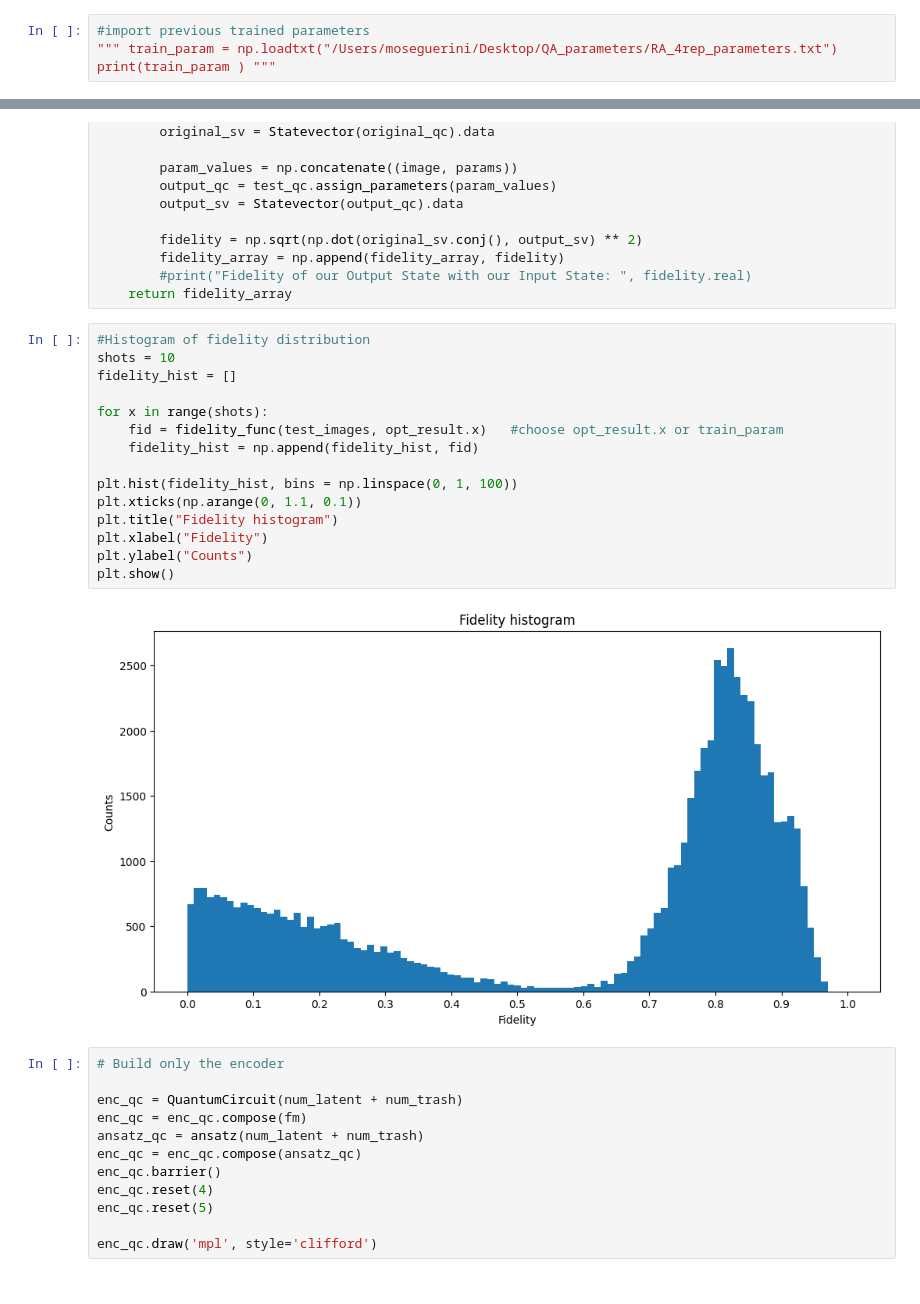
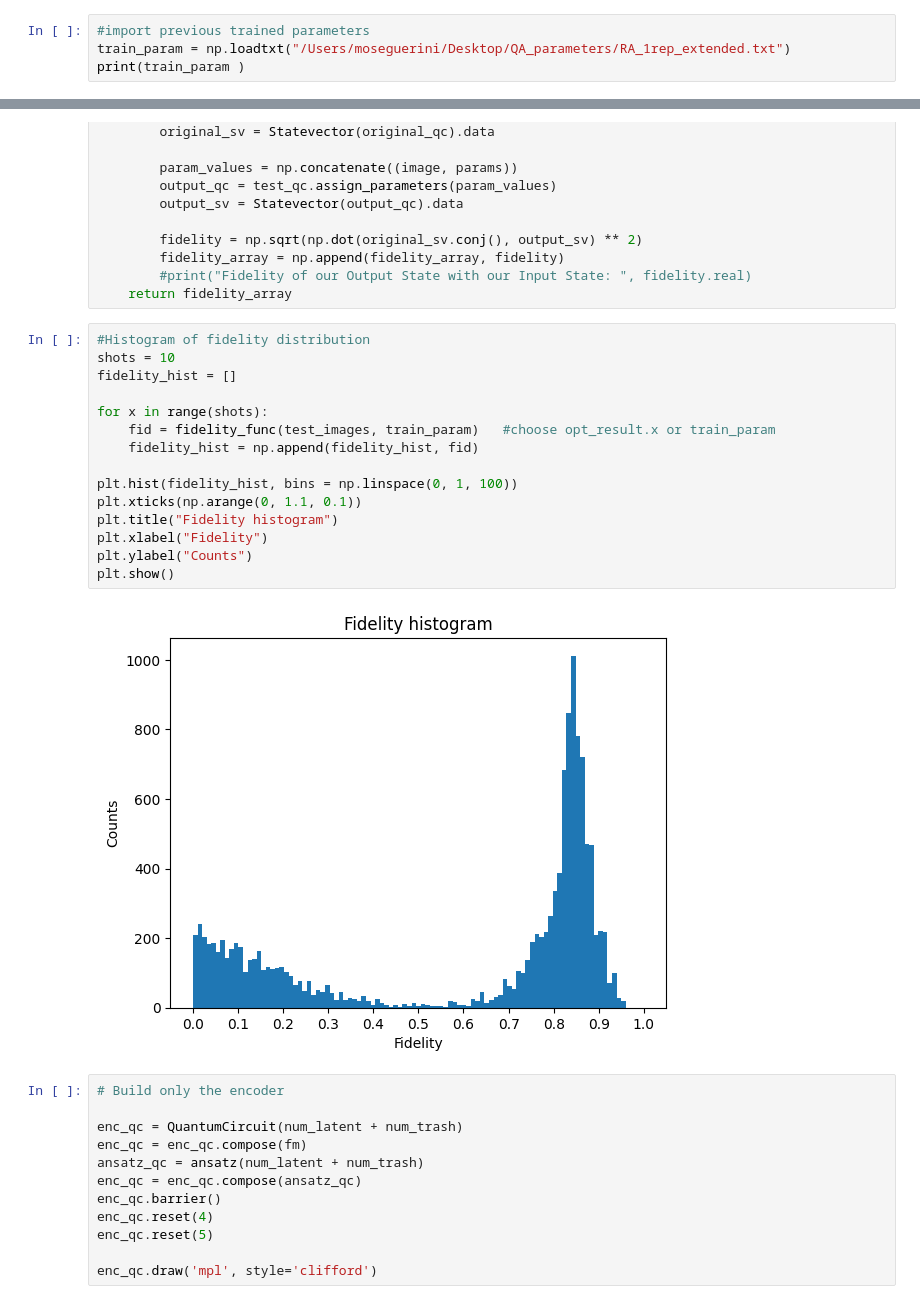
Before and after one commit to MoseGuerini/Quantum-Autoencoder, a Jupyter notebook: Quantum_Autoencoder.ipynb, the cells around one changed output, grey strips where cells are left out. Saved outputs shown, nothing was run; the diff lists cells and outputs as text.

Commit message:
Add fidelity histogram

```diff
--- a/Quantum_Autoencoder.ipynb
+++ b/Quantum_Autoencoder.ipynb
@@ -207,6 +207,6 @@ test_qc.draw('mpl', style='clifford')
 [figure]
 # %%
 #import previous trained parameters
-""" train_param = np.loadtxt("/Users/moseguerini/Desktop/QA_parameters/RA_4rep_parameters.txt")
-print(train_param ) """
+train_param = np.loadtxt("/Users/moseguerini/Desktop/QA_parameters/RA_1rep_extended.txt")
+print(train_param )
 # %% [output]
@@ -288,20 +289,20 @@ def fidelity_func(test_images, params):
 # %%
 #Histogram of fidelity distribution
 shots = 10
 fidelity_hist = []
 
 for x in range(shots):
-    fid = fidelity_func(test_images, opt_result.x)   #choose opt_result.x or train_param
+    fid = fidelity_func(test_images, train_param)   #choose opt_result.x or train_param
     fidelity_hist = np.append(fidelity_hist, fid)
 
 plt.hist(fidelity_hist, bins = np.linspace(0, 1, 100))
 plt.xticks(np.arange(0, 1.1, 0.1))
 plt.title("Fidelity histogram")
 plt.xlabel("Fidelity")
 plt.ylabel("Counts")
 plt.show()
 # %% [output]
-[figure, old version]
+[figure, new version]
 # %%
 # Build only the encoder
 
```
Also changed, not shown: parts of 7 cells of this notebook, 2 other files.
